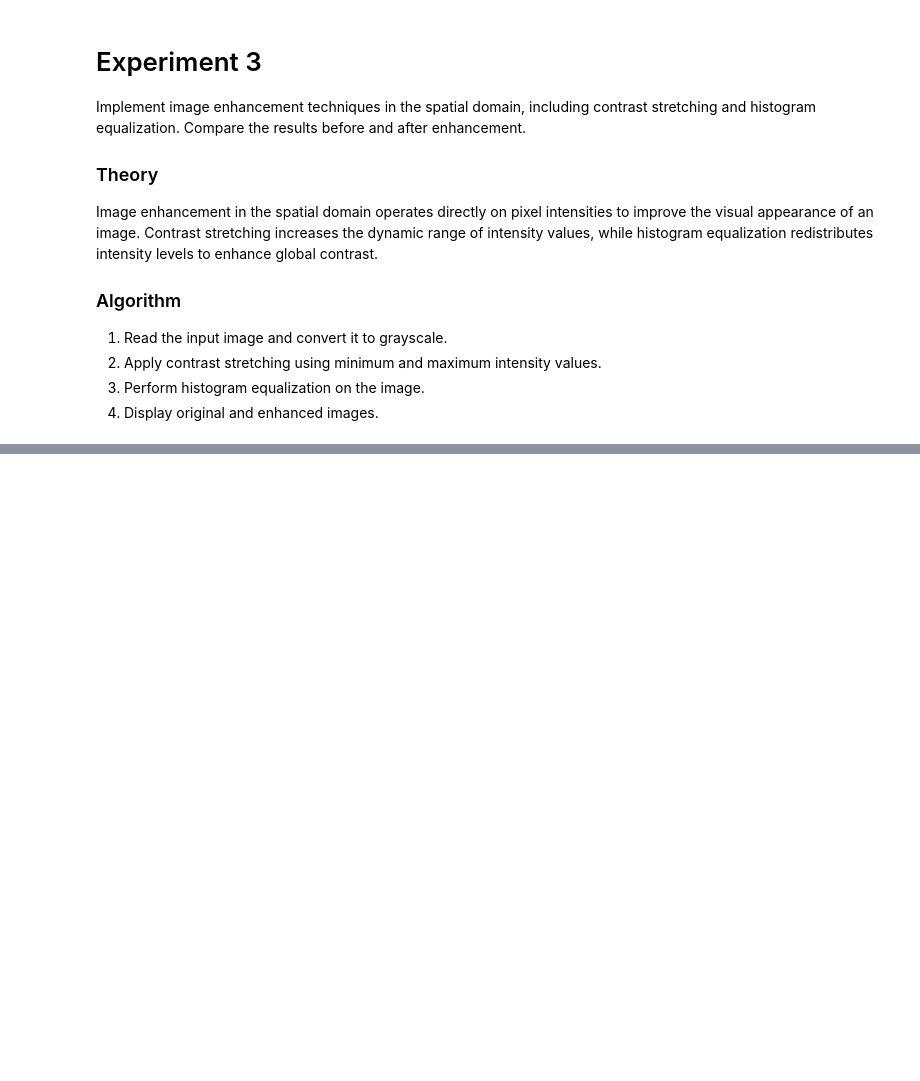
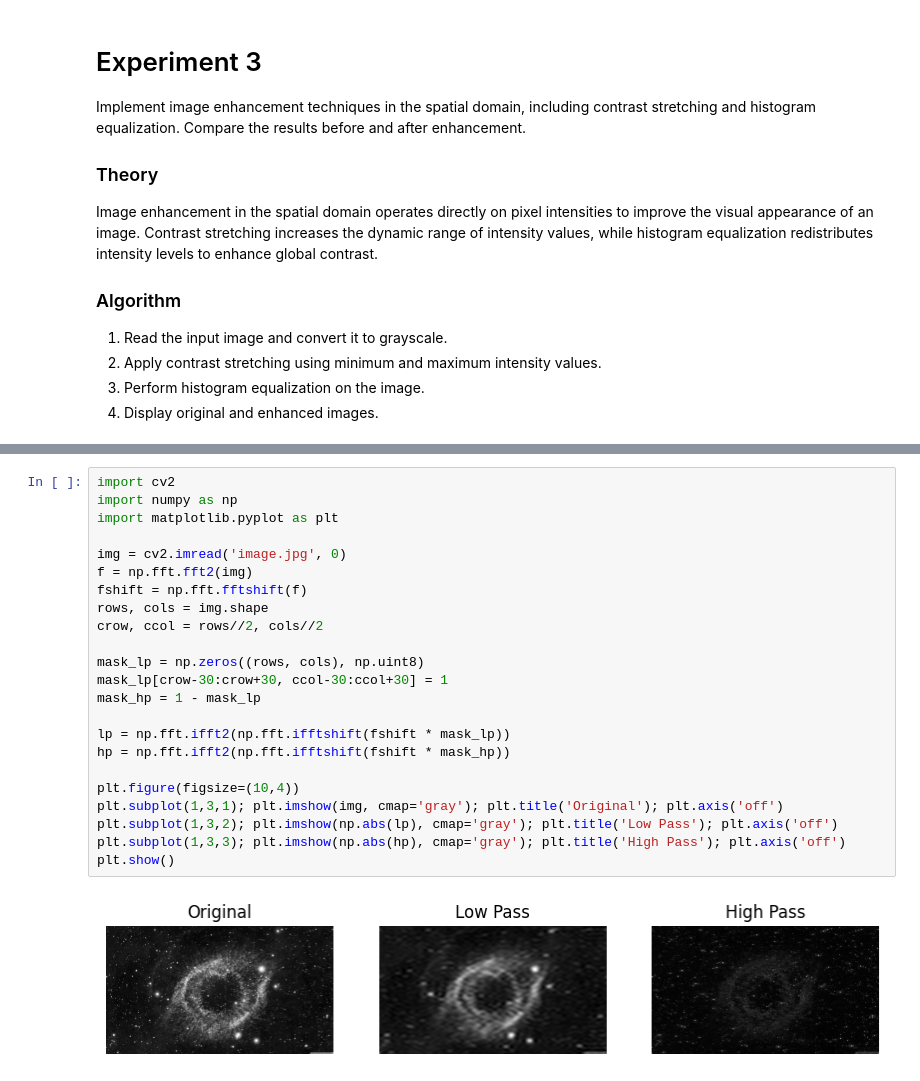
Before and after one commit to srijanexe-8/Image-Processing-and-Computer-Vision, a Jupyter notebook: experiments in chronology.ipynb, the cells around one changed output, grey strips where cells are left out. Saved outputs shown, nothing was run; the diff lists cells and outputs as text; blank space fills up the shorter version.

```diff
--- a/experiments in chronology.ipynb
+++ b/experiments in chronology.ipynb
@@ -162,0 +198,25 @@ Image enhancement in the spatial domain operates directly on pixel intensities t
+# %%
+import cv2
+import numpy as np
+import matplotlib.pyplot as plt
+
+img = cv2.imread('image.jpg', 0)
+f = np.fft.fft2(img)
+fshift = np.fft.fftshift(f)
+rows, cols = img.shape
+crow, ccol = rows//2, cols//2
+
+mask_lp = np.zeros((rows, cols), np.uint8)
+mask_lp[crow-30:crow+30, ccol-30:ccol+30] = 1
+mask_hp = 1 - mask_lp
+
+lp = np.fft.ifft2(np.fft.ifftshift(fshift * mask_lp))
+hp = np.fft.ifft2(np.fft.ifftshift(fshift * mask_hp))
+
+plt.figure(figsize=(10,4))
+plt.subplot(1,3,1); plt.imshow(img, cmap='gray'); plt.title('Original'); plt.axis('off')
+plt.subplot(1,3,2); plt.imshow(np.abs(lp), cmap='gray'); plt.title('Low Pass'); plt.axis('off')
+plt.subplot(1,3,3); plt.imshow(np.abs(hp), cmap='gray'); plt.title('High Pass'); plt.axis('off')
+plt.show()
+# %% [output]
+[figure, added]
```
Also changed, not shown: parts of 26 cells of this notebook, 5 other files.
